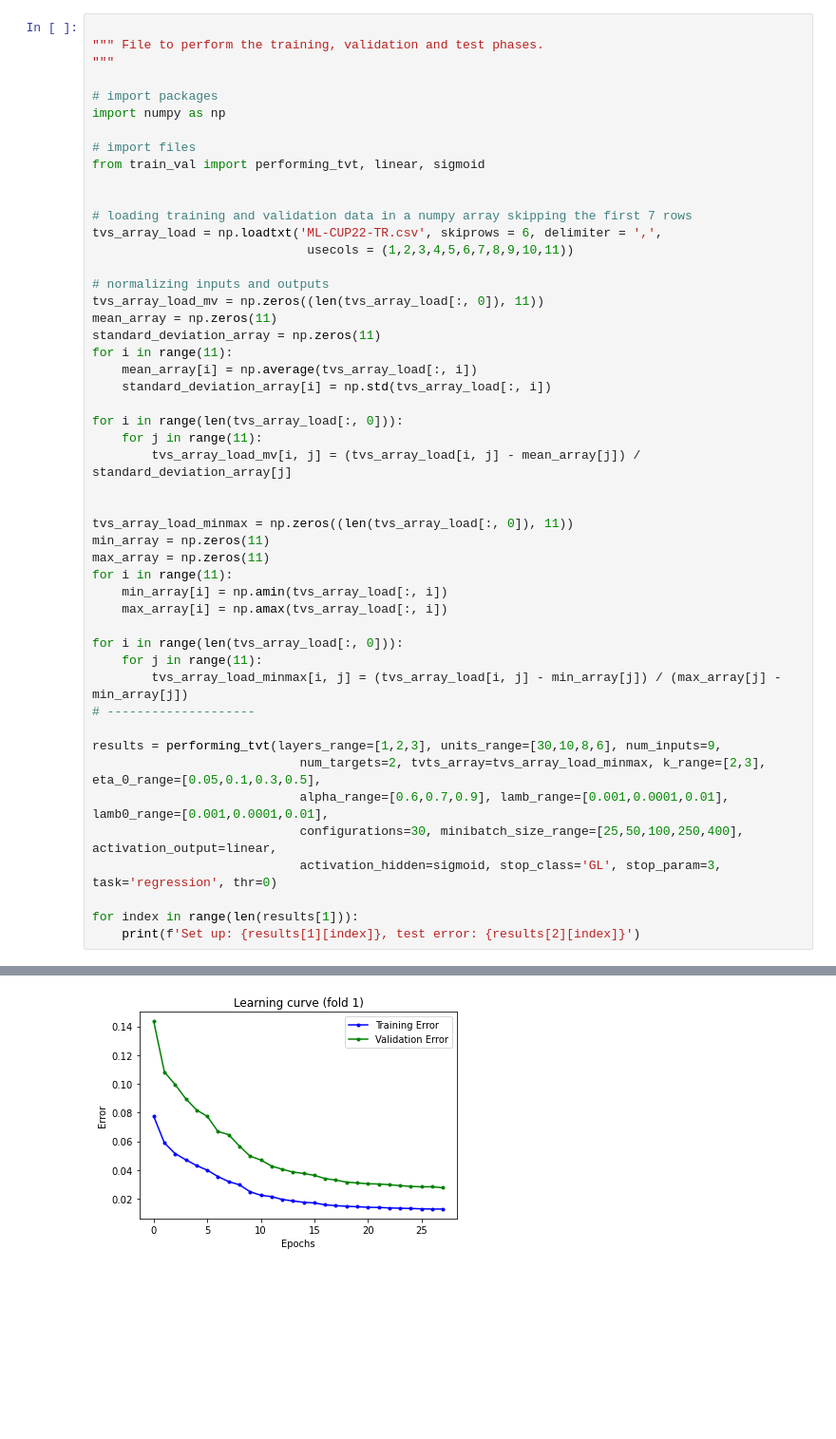
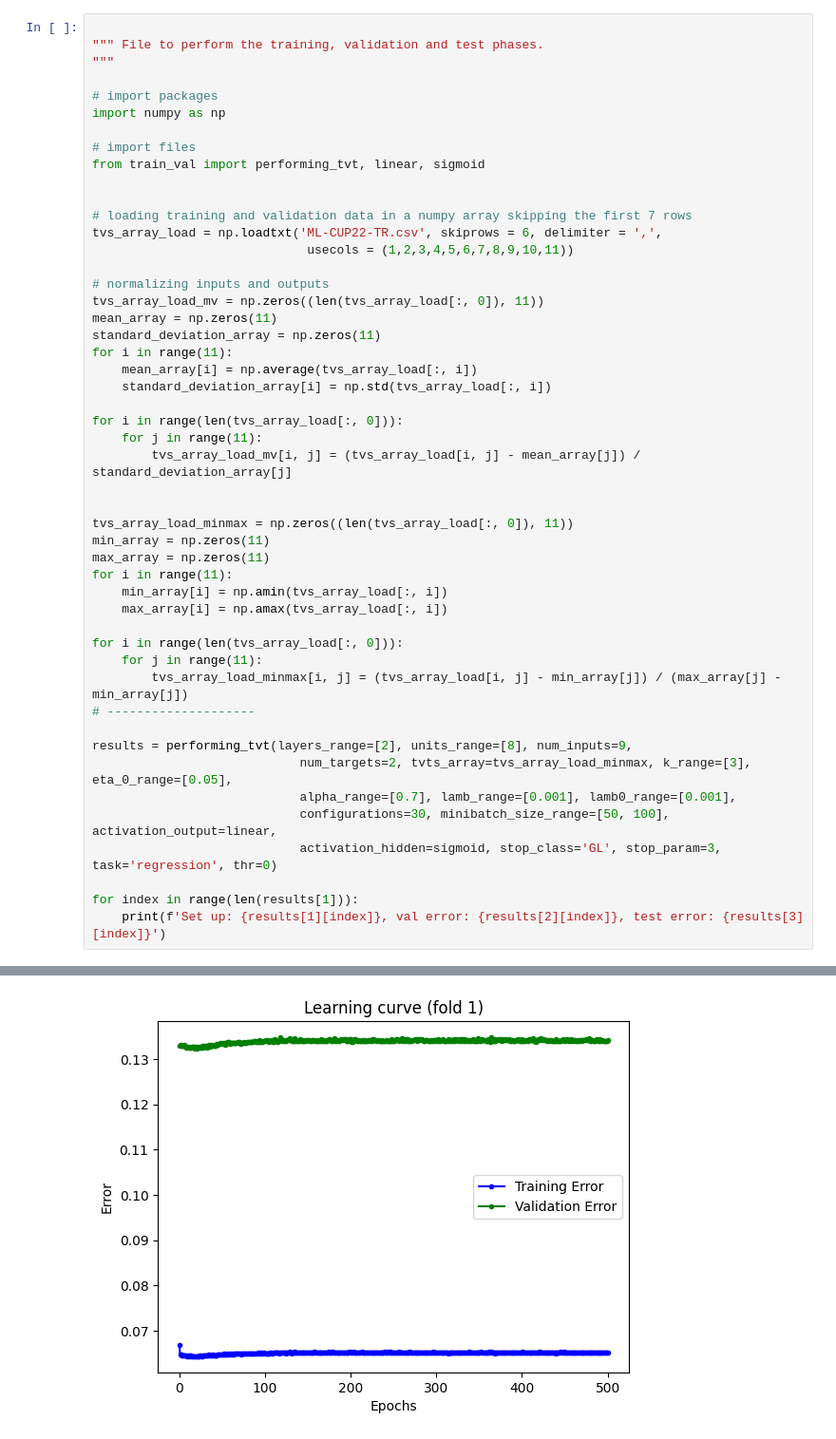
Before and after one commit to DustAcasc99/MLP_start, a Jupyter notebook: neuralnetwork1/random_search.ipynb, the cells around one changed output, grey strips where cells are left out. Shown at 95% size. Saved outputs shown, nothing was run; the diff lists cells and outputs as text; blank space fills up the shorter version.

```diff
--- a/neuralnetwork1/random_search.ipynb
+++ b/neuralnetwork1/random_search.ipynb
@@ -39,12 +39,12 @@ for i in range(len(tvs_array_load[:, 0])):
         tvs_array_load_minmax[i, j] = (tvs_array_load[i, j] - min_array[j]) / (max_array[j] - min_array[j])
 # --------------------
 
-results = performing_tvt(layers_range=[1,2,3], units_range=[30,10,8,6], num_inputs=9,
-                            num_targets=2, tvts_array=tvs_array_load_minmax, k_range=[2,3], eta_0_range=[0.05,0.1,0.3,0.5],
-                            alpha_range=[0.6,0.7,0.9], lamb_range=[0.001,0.0001,0.01], lamb0_range=[0.001,0.0001,0.01],
-                            configurations=30, minibatch_size_range=[25,50,100,250,400], activation_output=linear,
+results = performing_tvt(layers_range=[2], units_range=[8], num_inputs=9,
+                            num_targets=2, tvts_array=tvs_array_load_minmax, k_range=[3], eta_0_range=[0.05],
+                            alpha_range=[0.7], lamb_range=[0.001], lamb0_range=[0.001],
+                            configurations=30, minibatch_size_range=[50, 100], activation_output=linear,
                             activation_hidden=sigmoid, stop_class='GL', stop_param=3, task='regression', thr=0)
 
 for index in range(len(results[1])):
-    print(f'Set up: {results[1][index]}, test error: {results[2][index]}')
+    print(f'Set up: {results[1][index]}, val error: {results[2][index]}, test error: {results[3][index]}')
 # %% [output]
@@ -68 +68 @@ Loss: 4.254165277097877
-[figure, old version]
+[figure, new version]
```
Also changed, not shown: parts of 1 cell of this notebook, 2 other files.
